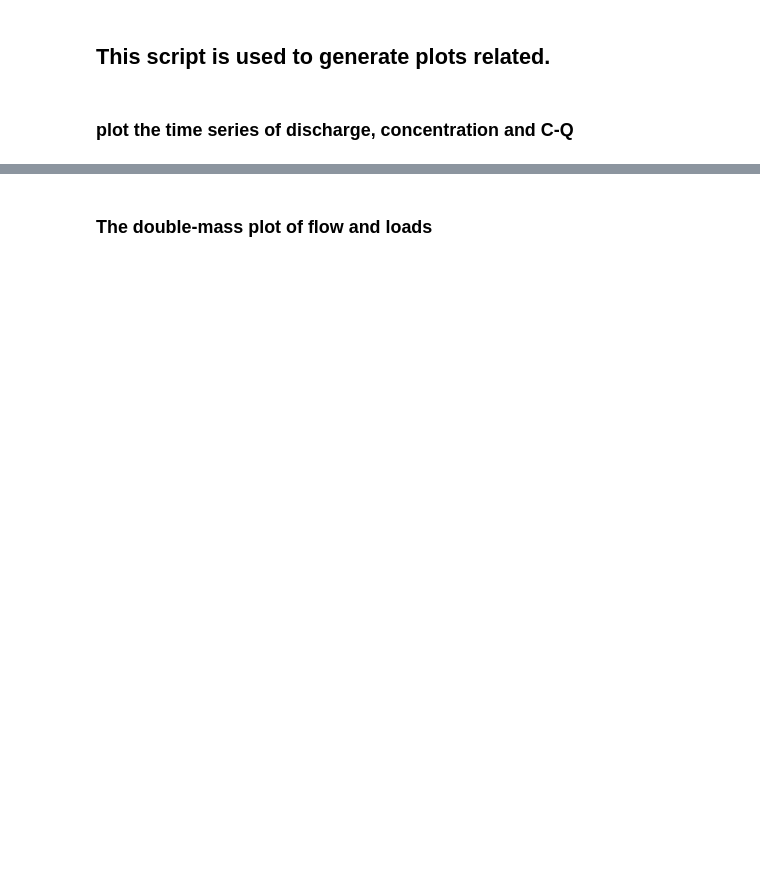
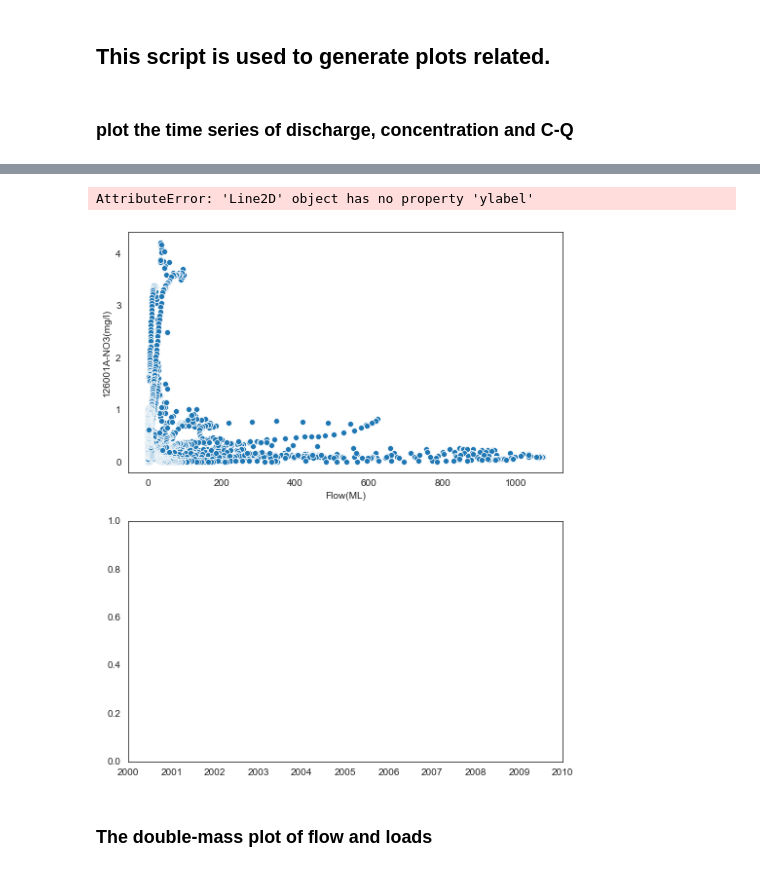
Before and after one commit to QianWanghhu/wqd_analyze, a Jupyter notebook: src/Plotings.ipynb, the cells around one changed output, grey strips where cells are left out. Saved outputs shown, nothing was run; the diff lists cells and outputs as text; code cells hidden in the pictures; blank space fills up the shorter version.

```diff
--- a/src/Plotings.ipynb
+++ b/src/Plotings.ipynb
@@ -26,11 +43,14 @@ cols = cq.columns
 # %%
 # Plot
 sns.set_style('white')
-ylabel_str = 'Discharge (meter)'
+ylabel_str = 'Discharge (ML)'
 fig, axes = plt.subplots(2, figsize=(8, 10))
 sns.scatterplot(data = cq, x = cols[2], y = cols[1], ax=axes[0])
 cq_line_plot(cq, ylabel_str, cols, logy=False, ax=axes[1])
 # plt.savefig('../../output/figs/cq-' + const_name + '-test.png', format='png', dpi=300)
+# %% [output]
+AttributeError: 'Line2D' object has no property 'ylabel'
+[figure, added]
 # %%
 # Plot the data of different small time periods
 time_period = ['2019-12-01', '2020-02-01']
```
Also changed, not shown: parts of 12 cells of this notebook.
